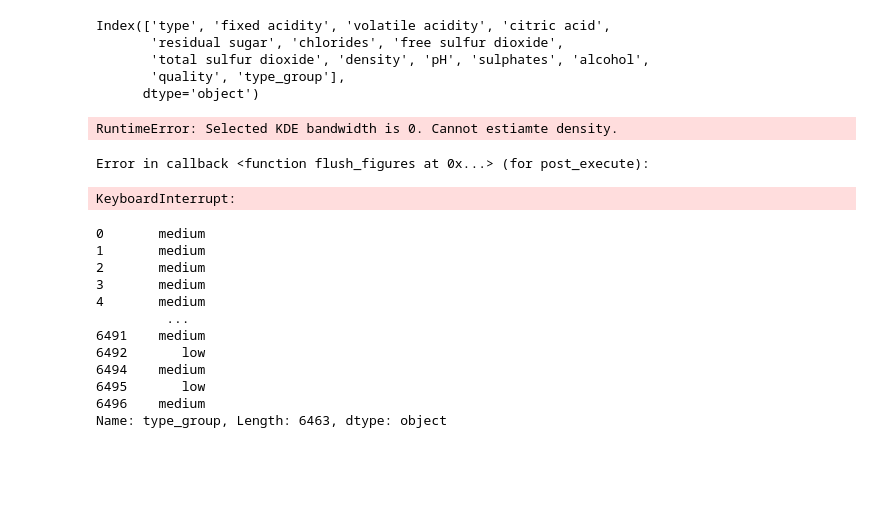
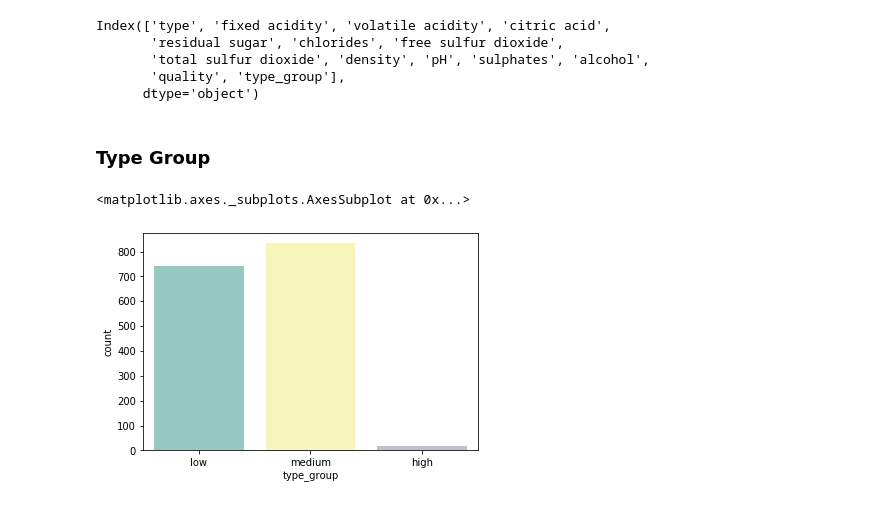
Before and after one commit to emilia329/WineFun, a Jupyter notebook: WineEDA.ipynb, the cells around one changed output. Saved outputs shown, nothing was run; the diff lists cells and outputs as text; code cells hidden in the pictures; blank space fills up the shorter version.

Commit message:
type group

```diff
--- a/WineEDA.ipynb
+++ b/WineEDA.ipynb
@@ -228,24 +228,11 @@ Index(['type', 'fixed acidity', 'volatile acidity', 'citric acid',
        'total sulfur dioxide', 'density', 'pH', 'sulphates', 'alcohol',
        'quality', 'type_group'],
       dtype='object')
-# %%
-sns.pairplot(wine, hue='type_group')
-# %% [output]
-RuntimeError: Selected KDE bandwidth is 0. Cannot estiamte density.
-Error in callback <function flush_figures at 0x...> (for post_execute):
-KeyboardInterrupt:
-# %%
-wine['type_group']
-# %% [output]
-0       medium
-1       medium
-2       medium
-3       medium
-4       medium
-         ...
-6491    medium
-6492       low
-6494    medium
-6495       low
-6496    medium
-Name: type_group, Length: 6463, dtype: object
+# %% [markdown]
+### Type Group
+# %%
+
+sns.countplot(x= 'type_group', data=red, palette ='Set3')
+# %% [output]
+<matplotlib.axes._subplots.AxesSubplot at 0x...>
+[figure, added]
```
Also changed, not shown: parts of 2 cells of this notebook.
